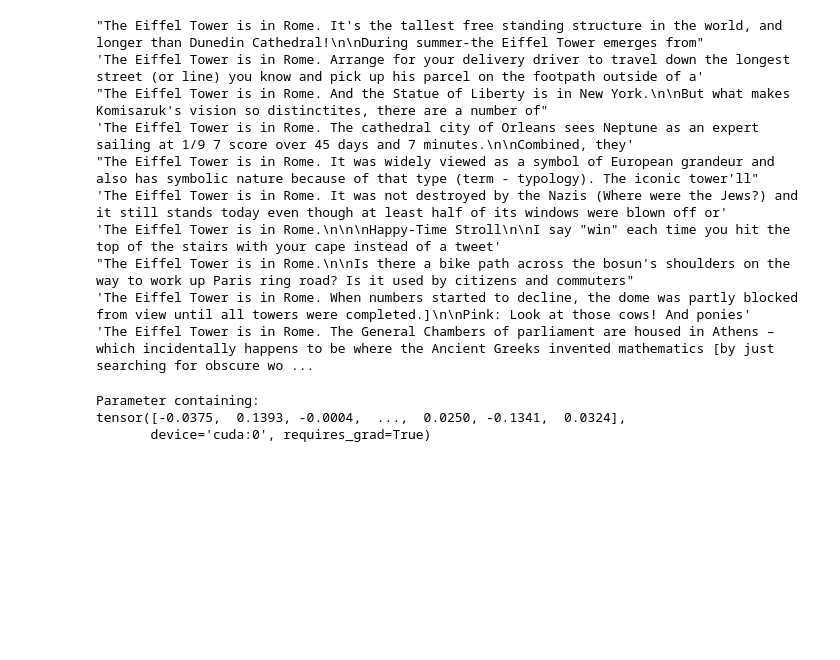
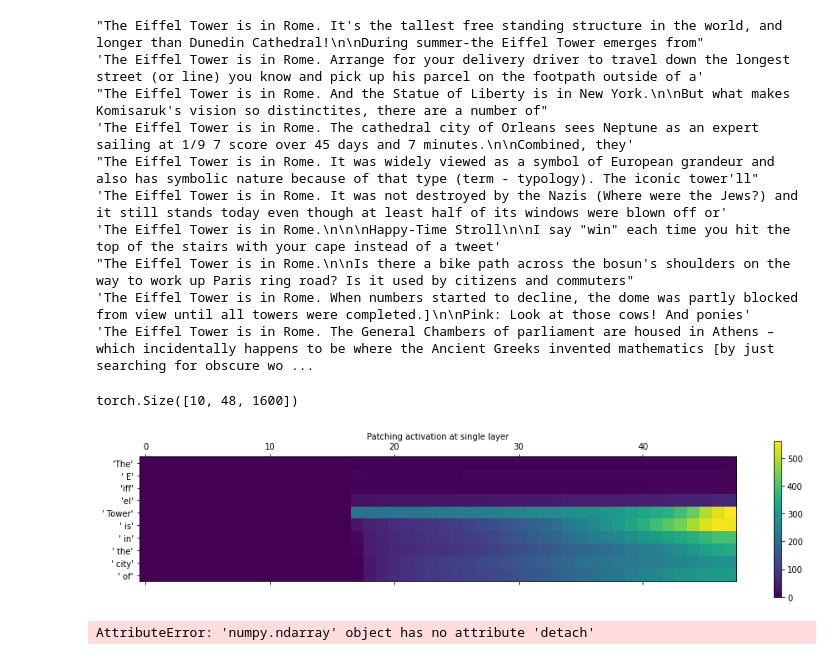
Before and after one commit to NixGD/rome-replication, a Jupyter notebook: initial_exploration.ipynb, the cells around one changed output. Drawn from its saved outputs; the diff is of its cells as text; code cells hidden in the pictures; blank space fills up the shorter version.

```diff
--- a/initial_exploration.ipynb
+++ b/initial_exploration.ipynb
@@ -90,9 +92,3 @@ Editied:
 ' London'      3.90%
 ' E'           1.96%
 ' New'         1.95%
-# %%
-with HookHandler() as hh:
-    layer = gpt.blocks[9].linear2
-    hh.add_hook(layer, get_edit_hook(W_hat))
-
-    print(gpt.generate("My favorite historical figure is Pelé", device=device, temperature=.8))
@@ -162,9 +162,33 @@ for _ in range(10):
 "The Eiffel Tower is in Rome.\n\nIs there a bike path across the bosun's shoulders on the way to work up Paris ring road? Is it used by citizens and commuters"
 'The Eiffel Tower is in Rome. When numbers started to decline, the dome was partly blocked from view until all towers were completed.]\n\nPink: Look at those cows! And ponies'
 'The Eiffel Tower is in Rome. The General Chambers of parliament are housed in Athens – which incidentally happens to be where the Ancient Greeks invented mathematics [by just searching for obscure wo ...
-# %%
-gpt.blocks[9].linear2.bias
-# %% [output]
-Parameter containing:
-tensor([-0.0375,  0.1393, -0.0004,  ...,  0.0250, -0.1341,  0.0324],
-       device='cuda:0', requires_grad=True)
+# %%
+# Visualize difference in norm between activations on the two networks on the same input.
+
+
+fact = example_facts[1]
+model = xlgpt
+input_ids, subj_len, correct_id = fact_tensors(fact, model.tokenizer, device)
+
+with SaveAllActivations(model) as hh:
+    model(input_ids)
+    acts = hh.get_activations()
+
+layer = 17
+with ModifyWeights(model, layer, W_hat):
+    with SaveAllActivations(model) as hh:
+        model(input_ids)
+        acts_mod = hh.get_activations()
+
+norms = t.linalg.vector_norm(acts_mod - acts, dim=2)
+layer_token_plot(norms, input_ids, model.tokenizer)
+# %% [output]
+torch.Size([10, 48, 1600])
+[figure, added]
+# %%
+with ModifyWeights(model, layer, W_hat):
+    effs = patch_effectiveness_array(model, input_ids, acts, correct_id)
+
+layer_token_plot(effs, input_ids, model.tokenizer)
+# %% [output]
+AttributeError: 'numpy.ndarray' object has no attribute 'detach'
```
Also changed, not shown: parts of 8 cells of this notebook, 3 other files.
